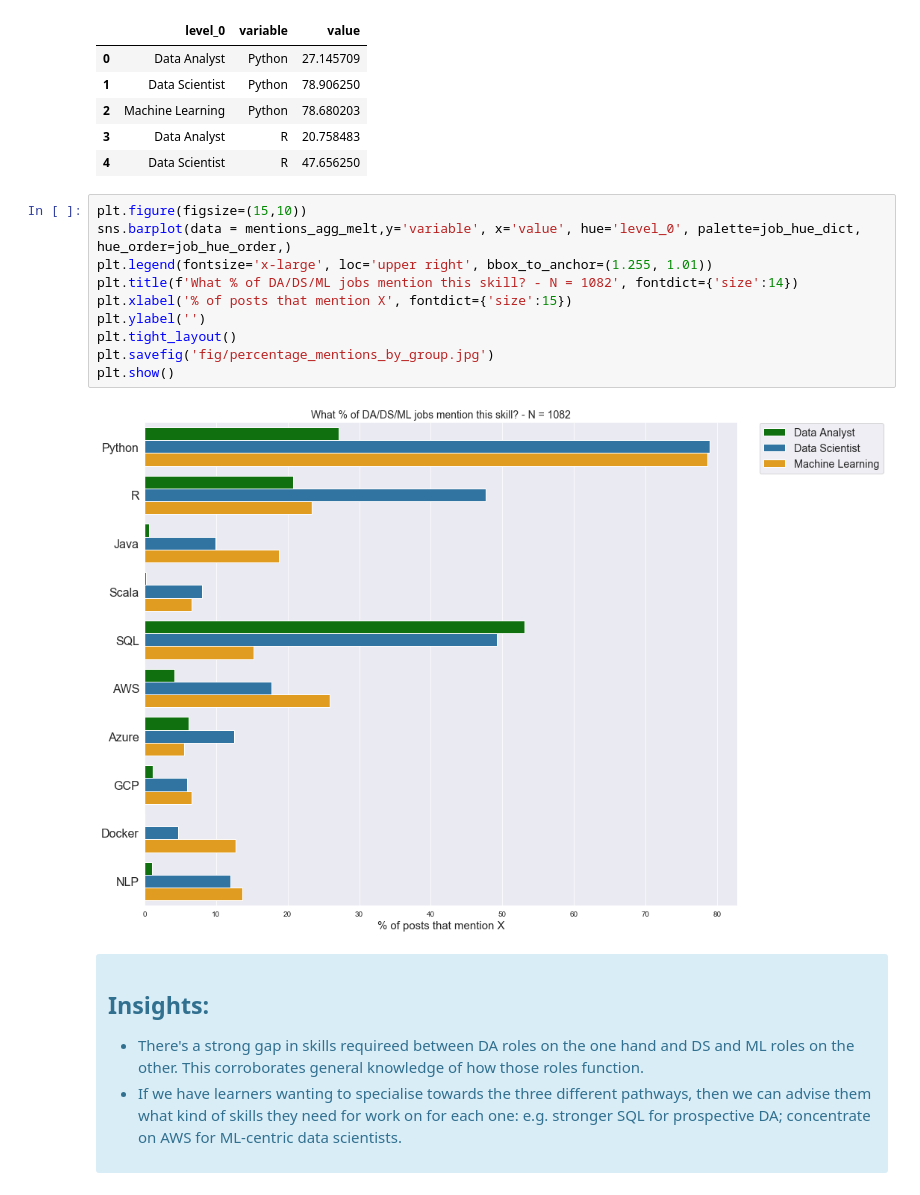
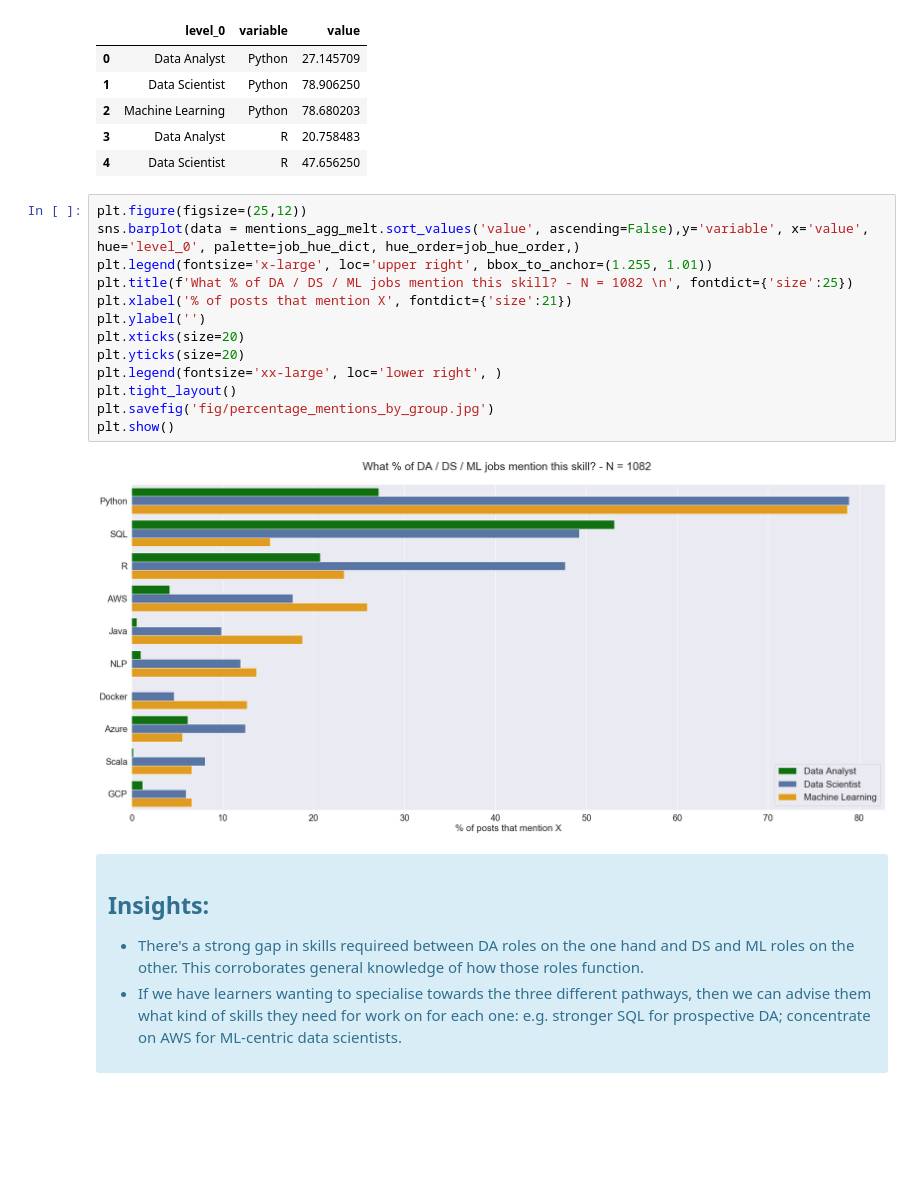
Before and after one commit to Ioana-P/DS_Indeed_Job_Market_analysis, a Jupyter notebook: Data_Scientist_UK_Q4_Job_market_analysis.ipynb, the cells around one changed output. Cells and saved outputs as stored; diff of their text form; blank space fills up the shorter version.

```diff
--- a/Data_Scientist_UK_Q4_Job_market_analysis.ipynb
+++ b/Data_Scientist_UK_Q4_Job_market_analysis.ipynb
@@ -649,17 +660,20 @@ mentions_agg_melt.head()
 | 3 | Data Analyst | R | 20.758483 |
 | 4 | Data Scientist | R | 47.656250 |
 # %%
-plt.figure(figsize=(15,10))
-sns.barplot(data = mentions_agg_melt,y='variable', x='value', hue='level_0', palette=job_hue_dict, hue_order=job_hue_order,)
+plt.figure(figsize=(25,12))
+sns.barplot(data = mentions_agg_melt.sort_values('value', ascending=False),y='variable', x='value', hue='level_0', palette=job_hue_dict, hue_order=job_hue_order,)
 plt.legend(fontsize='x-large', loc='upper right', bbox_to_anchor=(1.255, 1.01))
-plt.title(f'What % of DA/DS/ML jobs mention this skill? - N = 1082', fontdict={'size':14})
-plt.xlabel('% of posts that mention X', fontdict={'size':15})
+plt.title(f'What % of DA / DS / ML jobs mention this skill? - N = 1082 \n', fontdict={'size':25})
+plt.xlabel('% of posts that mention X', fontdict={'size':21})
 plt.ylabel('')
+plt.xticks(size=20)
+plt.yticks(size=20)
+plt.legend(fontsize='xx-large', loc='lower right', )
 plt.tight_layout()
 plt.savefig('fig/percentage_mentions_by_group.jpg')
 plt.show()
 # %% [output]
-[figure, old version]
+[figure, new version]
 # %% [markdown]
 <div class="alert alert-block alert-info">
 
```
Also changed, not shown: parts of 25 cells of this notebook, 9 other files.
